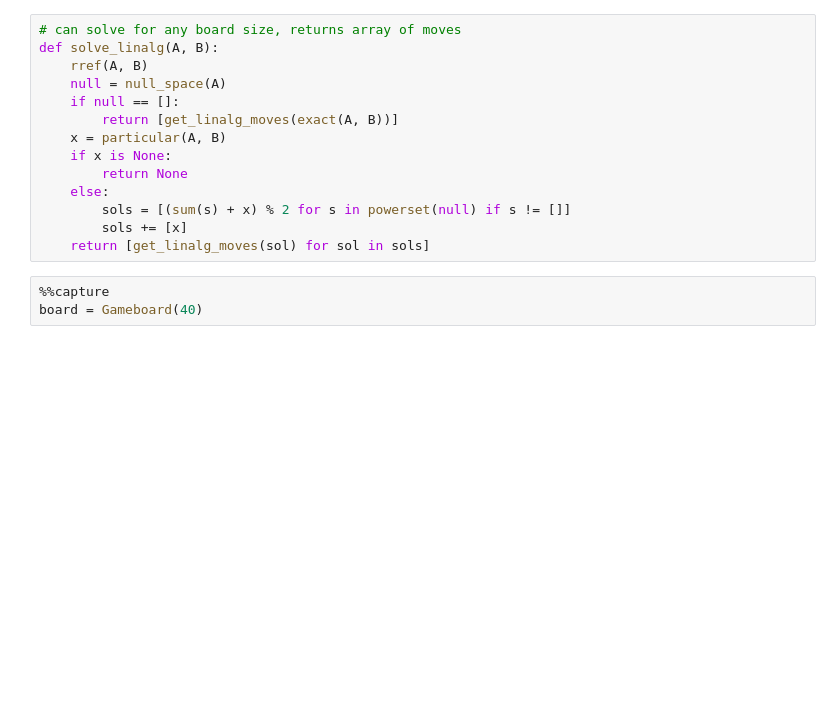
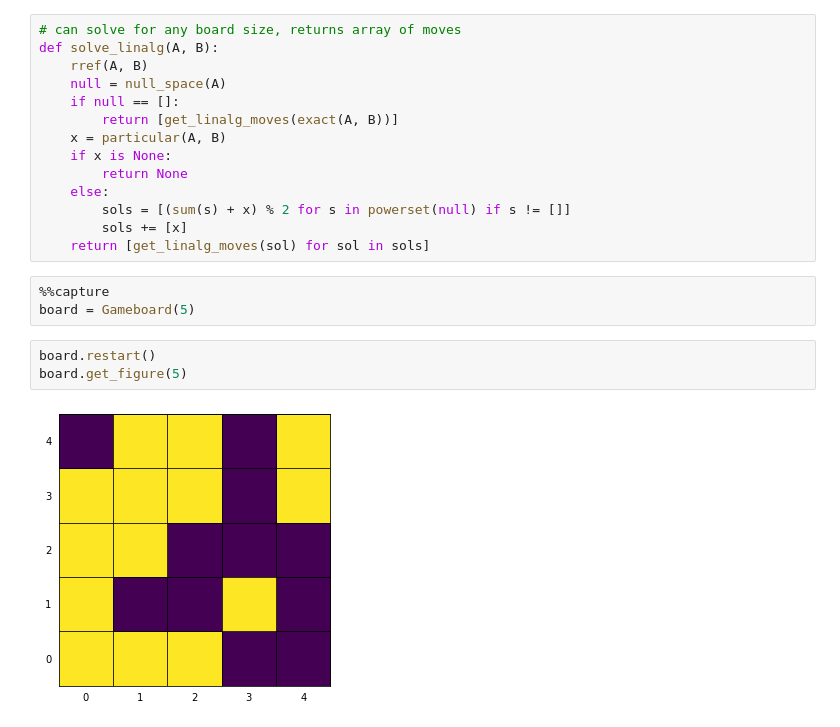
Before and after one commit to lnadi17/lights-yes, a Jupyter notebook: notebook.ipynb, the cells around one changed output. Cells and saved outputs as stored; diff of their text form; blank space fills up the shorter version.

```diff
--- a/notebook.ipynb
+++ b/notebook.ipynb
@@ -365,6 +365,11 @@ def solve_linalg(A, B):
     return [get_linalg_moves(sol) for sol in sols]
 # %%
 %%capture
-board = Gameboard(40)
+board = Gameboard(5)
+# %%
+board.restart()
+board.get_figure(5)
+# %% [output]
+[figure, added]
 # %%
 %%time
```
Also changed, not shown: parts of 21 cells of this notebook.
